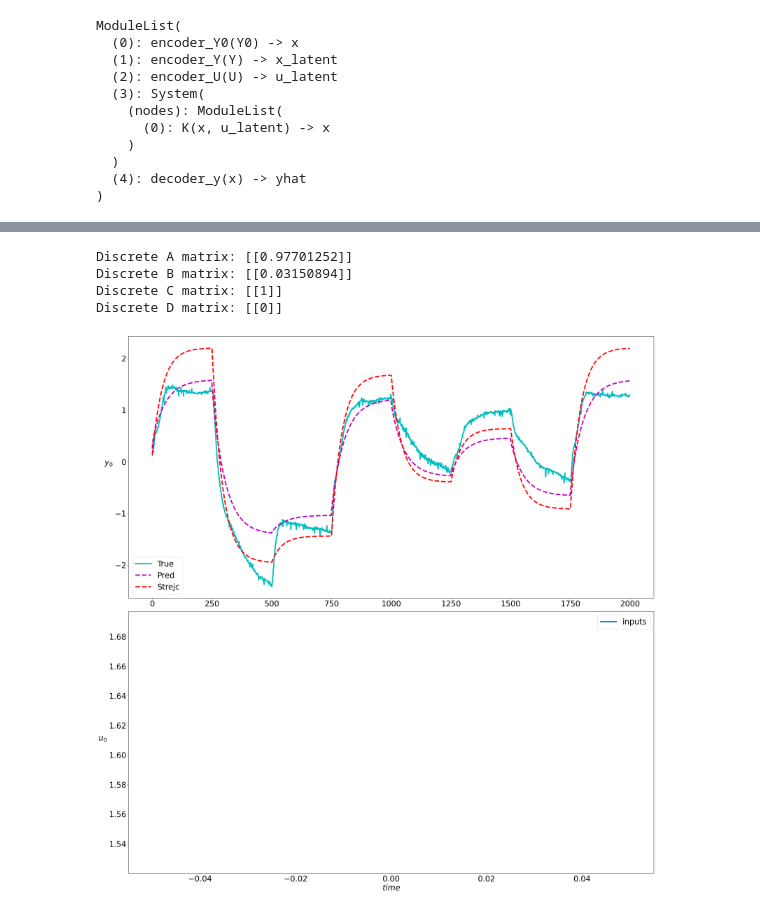
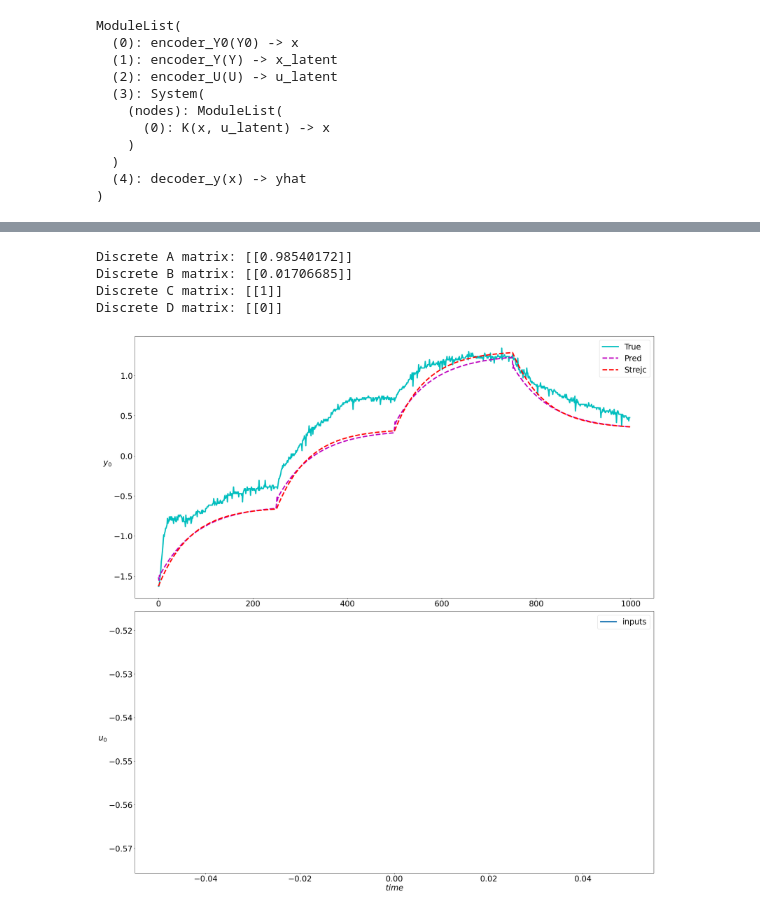
Before and after one commit to heviga/Prediktivne-riadenie-vymennika-tepla-s-vyuzitim-Koopmanovho-modelu, a Jupyter notebook: code/ws2025/NewALL/DeepKoopman_wC.ipynb, the cells around one changed output, grey strips where cells are left out. Cells and saved outputs as stored; diff of their text form; code cells hidden in the pictures.

```diff
--- a/code/ws2025/NewALL/DeepKoopman_wC.ipynb
+++ b/code/ws2025/NewALL/DeepKoopman_wC.ipynb
@@ -232,33 +193,3 @@ Variables $x_k$ represent system states, and $u_k$ are exogenous inputs at time
 
 # with open('data/test_real.pkl', 'rb') as fp:
 #         test_sim = pickle.load(fp)
-# %%
-from scipy.io import loadmat
-import os
-
-""" #data = loadmat('data.mat')"""
-
-# Base directory where sem2025 data lives
-SEM2025_DIR = os.path.join('..', 'NewALL')
-
-test_data = loadmat(os.path.join(SEM2025_DIR, 'test_data.mat'))
-train_data = loadmat(os.path.join(SEM2025_DIR, 'train_data.mat'))
-
-"""
-# Explore the content
-
-
-print(train_data['Utrain'].shape)
-print(train_data['Ytrain'].shape)
-
-print(test_data['Utest'].shape)
-print(test_data['Ytest'].shape) """
-
-""" print(test_data['U'].shape)
-print(test_data['Y'].shape)
-print(test_data['X'].shape)
-print(test_data['U'].shape) """
-"""
-print(data['U'].shape)
-print(data.keys())
-print(data['U'].shape) """
@@ -651,4 +511,4 @@ ModuleList(
 )
 # %%
 # update the rollout length based on the test data
-problem.nodes[3].nsteps = 2000
+problem.nodes[3].nsteps = 1000
@@ -692,8 +559,8 @@ np.mean((pred_traj - true_traj) ** 2)
 from scipy.signal import cont2discrete
 
 # Given parameters
-gain = 1.3707   # Example gain
-tau = 43# Example time constant
+gain = 1.1691   # Example gain
+tau = 68# Example time constant
 T = 1    # Sampling time (choose based on your application)
 
 # Continuous-time state-space matrices
@@ -714,8 +581,8 @@ print("Discrete B matrix:", B_d)
 print("Discrete C matrix:", C_d)
 print("Discrete D matrix:", D_d)
 # %% [output]
-Discrete A matrix: [[0.97701252]]
-Discrete B matrix: [[0.03150894]]
+Discrete A matrix: [[0.98540172]]
+Discrete B matrix: [[0.01706685]]
 Discrete C matrix: [[1]]
 Discrete D matrix: [[0]]
 # %%
@@ -731,32 +598,32 @@ y_strejc = y_strejc.T
 # %%
 # plot trajectories
 figsize = 25
 fig, ax = plt.subplots(nx + nu, figsize=(figsize, figsize))
-part = 2000
+part = 1000
 
 x_labels = [f'$y_{k}$' for k in range(len(true_traj))]
 for row, (t1, t2, t3, t4, label) in enumerate(zip(true_traj, pred_traj, y_strejc.T, baseline_y, x_labels)):
     axe = ax[row]
     axe.set_ylabel(label, rotation=0, labelpad=20, fontsize=figsize)
     axe.plot(t1[:part], 'c', linewidth=4.0, label='True')
     axe.plot(t2[:part], 'm--', linewidth=4.0, label='Pred')
     axe.plot(t3[:part], 'r--', linewidth=4.0, label='Strejc')
     axe.tick_params(labelbottom=False, labelsize=figsize)
 axe.tick_params(labelbottom=True, labelsize=figsize)
 axe.legend(fontsize=figsize)
 
 u_labels = [f'$u_{k}$' for k in range(1)]
 for row, (u, label) in enumerate(zip(input_traj, u_labels)):
     axe = ax[1]# ax[row+nx]
     axe.plot(u[:part].T, linewidth=4.0, label='inputs')
     axe.legend(fontsize=figsize)
     axe.set_ylabel(label, rotation=0, labelpad=20, fontsize=figsize)
     axe.tick_params(labelbottom=True, labelsize=figsize)
 
 ax[-1].set_xlabel('$time$', fontsize=figsize)
 plt.tight_layout()
 # %% [output]
-[figure, old version]
+[figure, new version]
 # %%
 true_traj[0]
 # %% [output]
```
Also changed, not shown: parts of 16 cells of this notebook, 24 other files.
